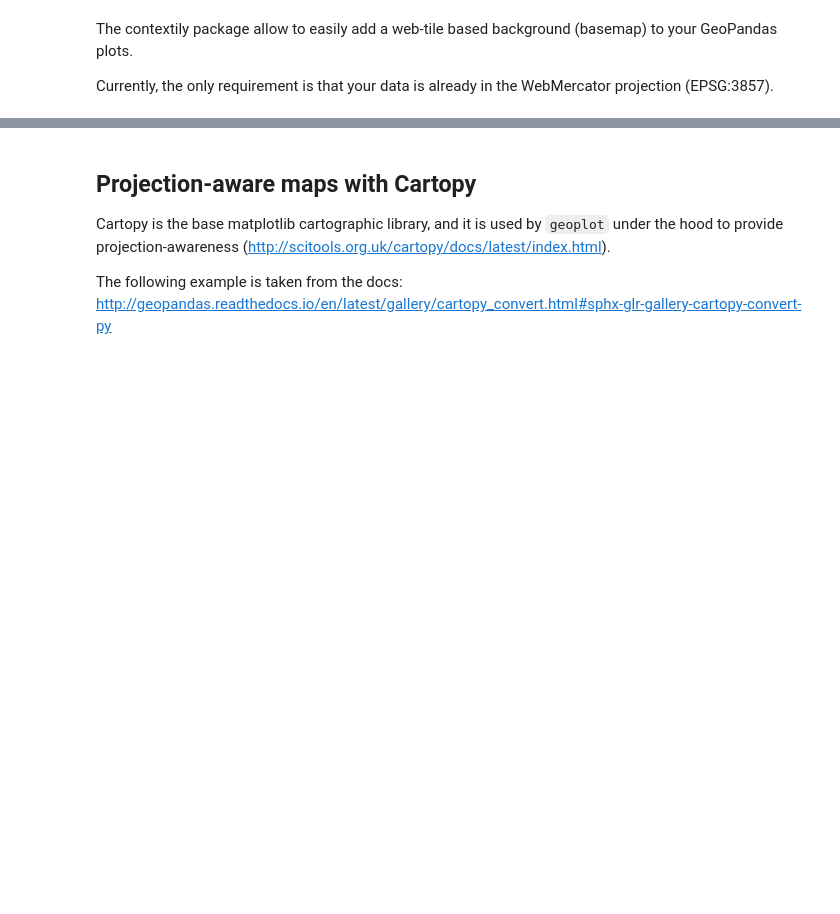
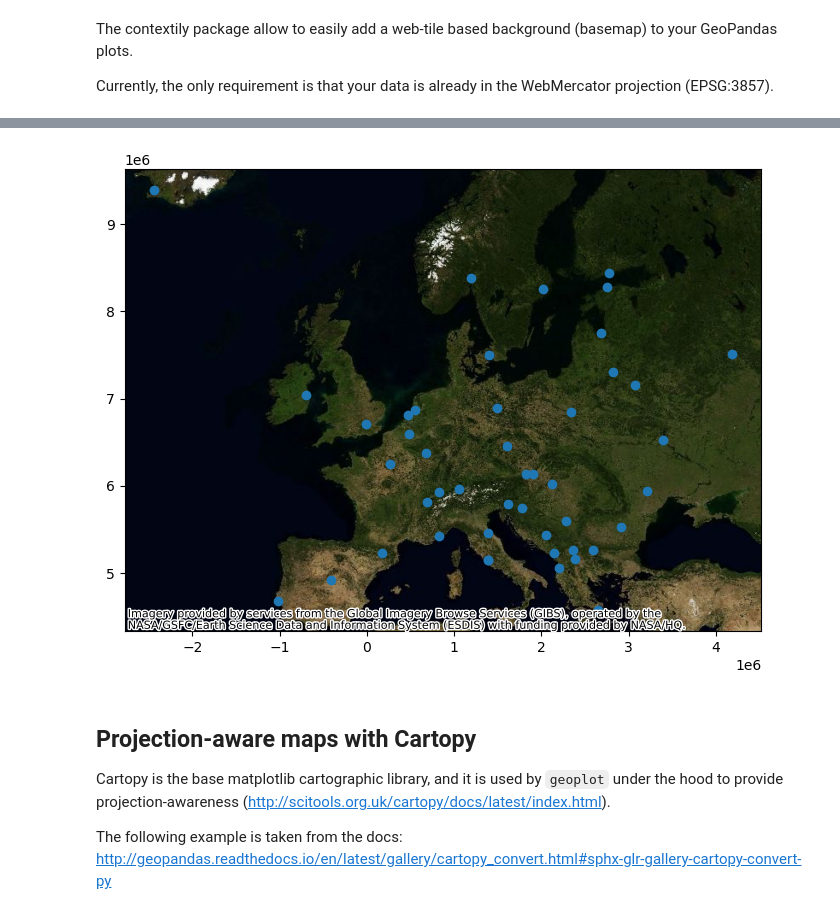
Before and after one commit to jorisvandenbossche/course-python-geospatial, a Jupyter notebook: notebooks/visualization-02-geopandas.ipynb, the cells around one changed output, grey strips where cells are left out. Saved outputs shown, nothing was run; the diff lists cells and outputs as text; code cells hidden in the pictures; blank space fills up the shorter version.

```diff
--- a/notebooks/visualization-02-geopandas.ipynb
+++ b/notebooks/visualization-02-geopandas.ipynb
@@ -86,7 +105,7 @@ The contextily package allow to easily add a web-tile based background (basemap)
 Currently, the only requirement is that your data is already in the WebMercator projection (EPSG:3857).
 # %%
 # selecting the cities in Europe
-cities_europe = cities[cities.within(countries[countries['continent'] == 'Europe'].unary_union)]
+cities_europe = cities[cities.within(countries[countries['continent'] == 'Europe'].union_all())]
 # %%
 # converting to WebMercator
 cities_europe2 = cities_europe.to_crs(epsg=3857)
@@ -103,6 +126,8 @@ contextily.add_basemap(ax)
 # %%
 ax = cities_europe2.plot(figsize=(10, 6))
-contextily.add_basemap(ax, source=contextily.providers.Stamen.TonerLite)
+contextily.add_basemap(ax, source=contextily.providers.NASAGIBS.BlueMarble)
+# %% [output]
+[figure, added]
 # %% [markdown]
 ## Projection-aware maps with Cartopy
 
```
Also changed, not shown: parts of 14 cells of this notebook, 15 other files.
